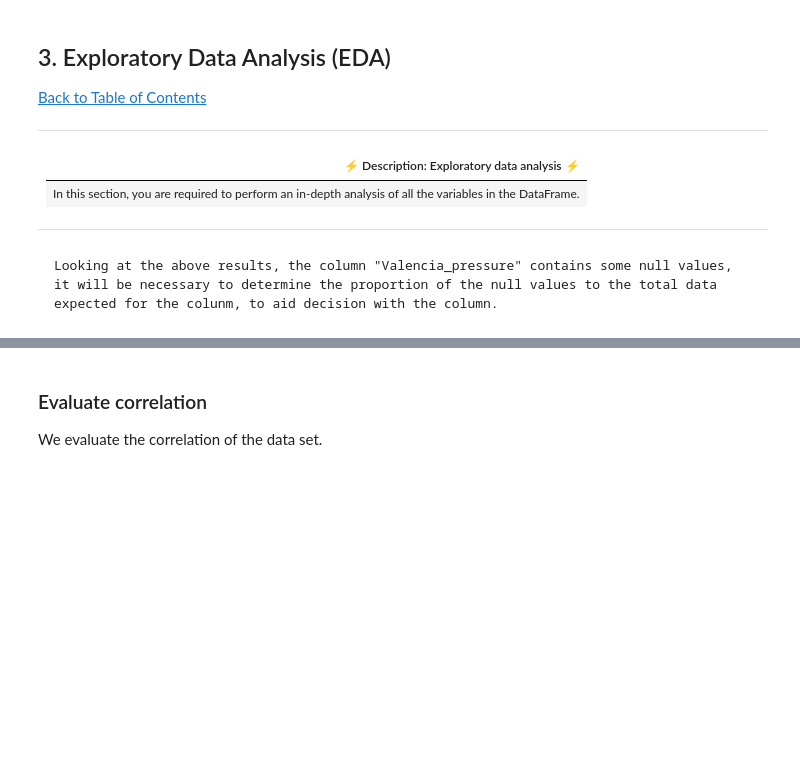
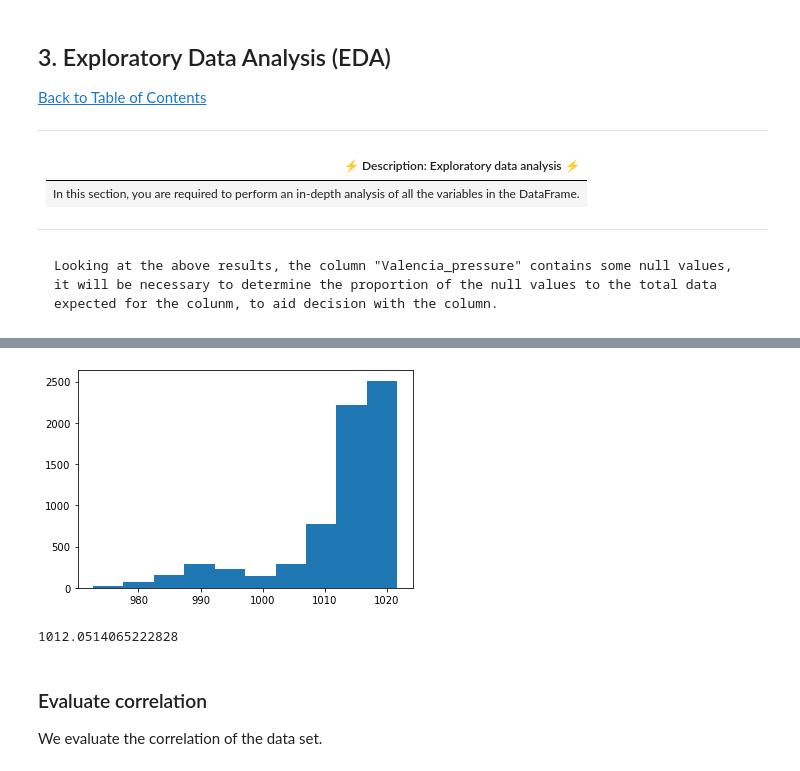
Before and after one commit to endiesworld/EDSA_OCT21_TEAM1_Predict, a Jupyter notebook: starter-notebook.ipynb, the cells around one changed output, grey strips where cells are left out. Saved outputs shown, nothing was run; the diff lists cells and outputs as text; code cells hidden in the pictures; blank space fills up the shorter version.

```diff
--- a/starter-notebook.ipynb
+++ b/starter-notebook.ipynb
@@ -165,3 +164,13 @@ df_train.describe().T
+# %%
+fig, ax = plt.subplots()
+ax.hist(df_train['Valencia_pressure'])
+plt.show()
+# %% [output]
+[figure, added]
+# %%
+df_train['Valencia_pressure'].mean()
+# %% [output]
+1012.0514065222828
 # %% [markdown]
 ### Evaluate correlation
 We evaluate the correlation of the data set.
```
Also changed, not shown: parts of 74 cells of this notebook, 2 other files.
